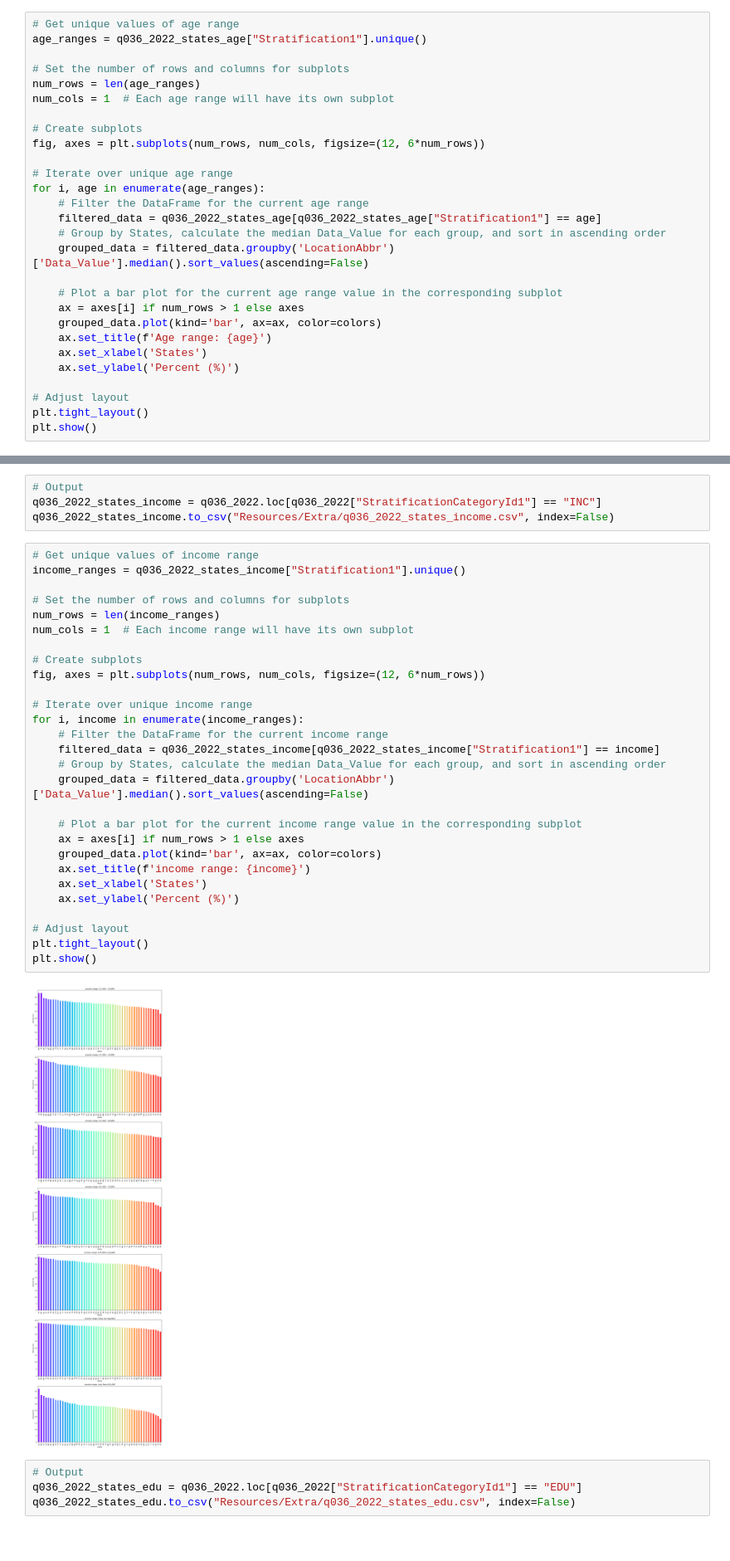
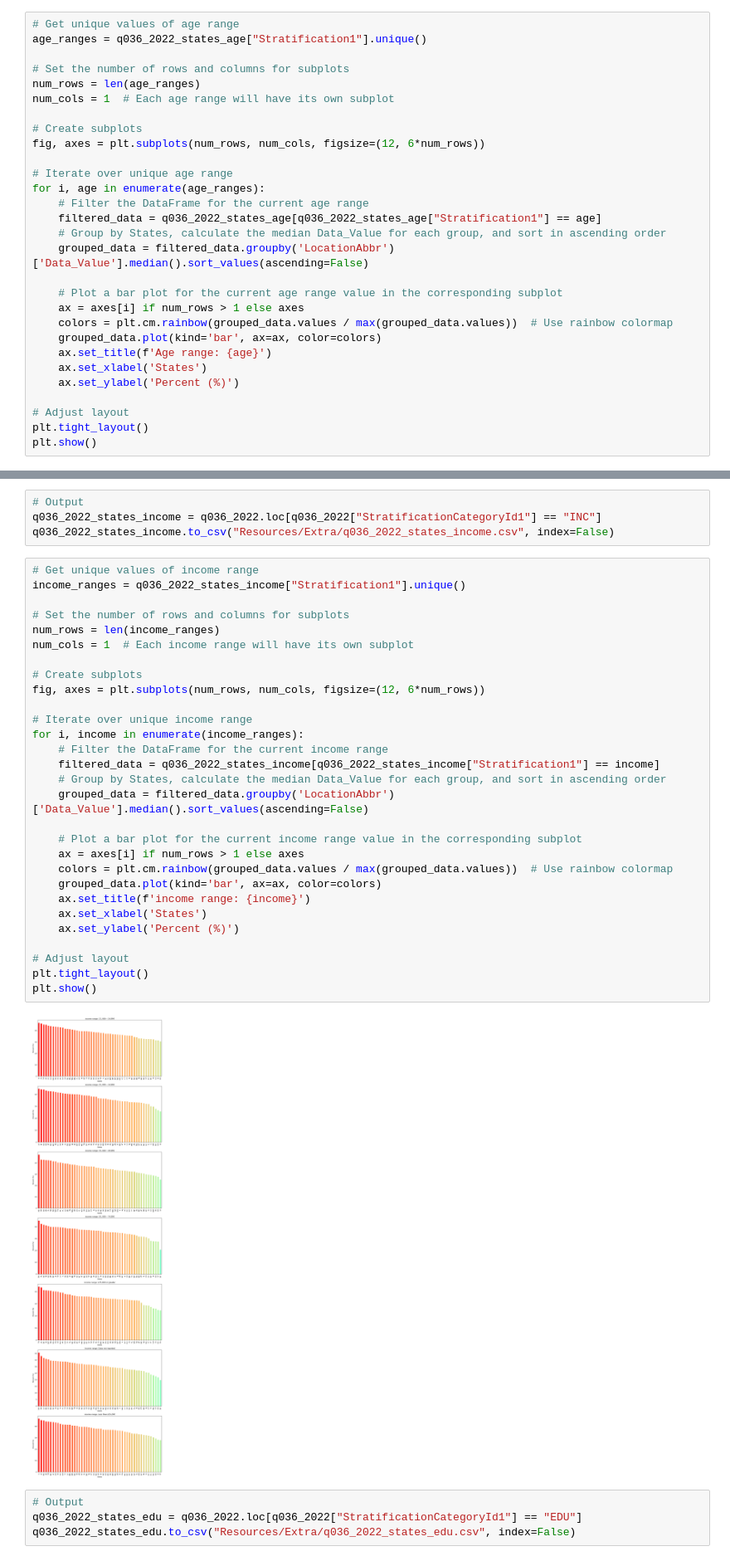
Before and after one commit to hatkiet/Project_3-Obesity-Analysis-and-Its-impacts, a Jupyter notebook: Group Presentation/Visualizations.ipynb, the cells around one changed output, grey strips where cells are left out. Shown at 83% size. Saved outputs shown, nothing was run; the diff lists cells and outputs as text.

```diff
--- a/Group Presentation/Visualizations.ipynb
+++ b/Group Presentation/Visualizations.ipynb
@@ -242,6 +242,7 @@ for i, age in enumerate(age_ranges):
 
     # Plot a bar plot for the current age range value in the corresponding subplot
     ax = axes[i] if num_rows > 1 else axes
+    colors = plt.cm.rainbow(grouped_data.values / max(grouped_data.values))  # Use rainbow colormap
     grouped_data.plot(kind='bar', ax=ax, color=colors)
     ax.set_title(f'Age range: {age}')
     ax.set_xlabel('States')
@@ -259,33 +260,34 @@ q036_2022_states_income.to_csv("Resources/Extra/q036_2022_states_income.csv", in
 # %%
 # Get unique values of income range
 income_ranges = q036_2022_states_income["Stratification1"].unique()
 
 # Set the number of rows and columns for subplots
 num_rows = len(income_ranges)
 num_cols = 1  # Each income range will have its own subplot
 
 # Create subplots
 fig, axes = plt.subplots(num_rows, num_cols, figsize=(12, 6*num_rows))
 
 # Iterate over unique income range
 for i, income in enumerate(income_ranges):
     # Filter the DataFrame for the current income range
     filtered_data = q036_2022_states_income[q036_2022_states_income["Stratification1"] == income]
     # Group by States, calculate the median Data_Value for each group, and sort in ascending order
     grouped_data = filtered_data.groupby('LocationAbbr')['Data_Value'].median().sort_values(ascending=False)
 
     # Plot a bar plot for the current income range value in the corresponding subplot
     ax = axes[i] if num_rows > 1 else axes
+    colors = plt.cm.rainbow(grouped_data.values / max(grouped_data.values))  # Use rainbow colormap
     grouped_data.plot(kind='bar', ax=ax, color=colors)
     ax.set_title(f'income range: {income}')
     ax.set_xlabel('States')
     ax.set_ylabel('Percent (%)')
 
 # Adjust layout
 plt.tight_layout()
 plt.show()
 # %% [output]
-[figure, old version]
+[figure, new version]
 # %%
 # Output
 q036_2022_states_edu = q036_2022.loc[q036_2022["StratificationCategoryId1"] == "EDU"]
```
Also changed, not shown: parts of 5 cells of this notebook, 6 other files.
